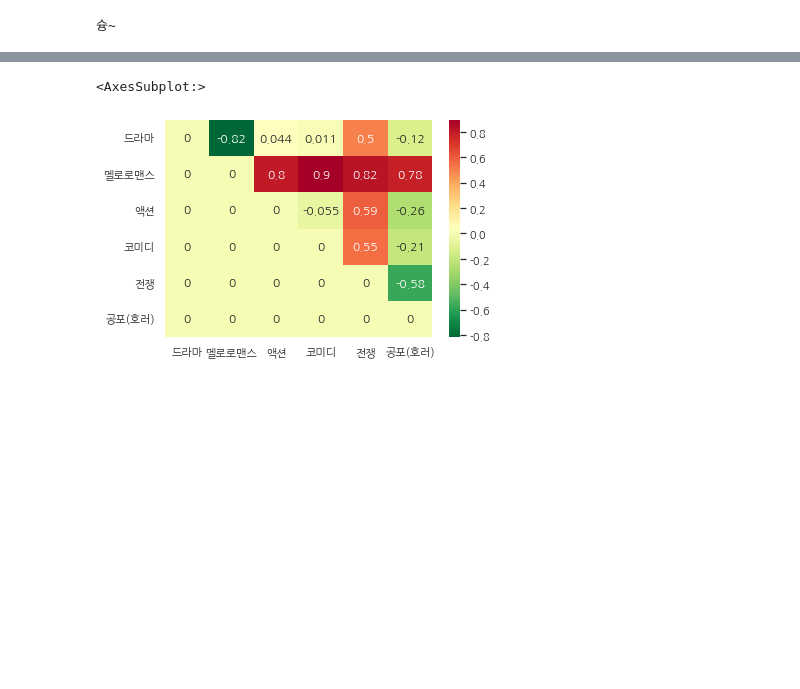
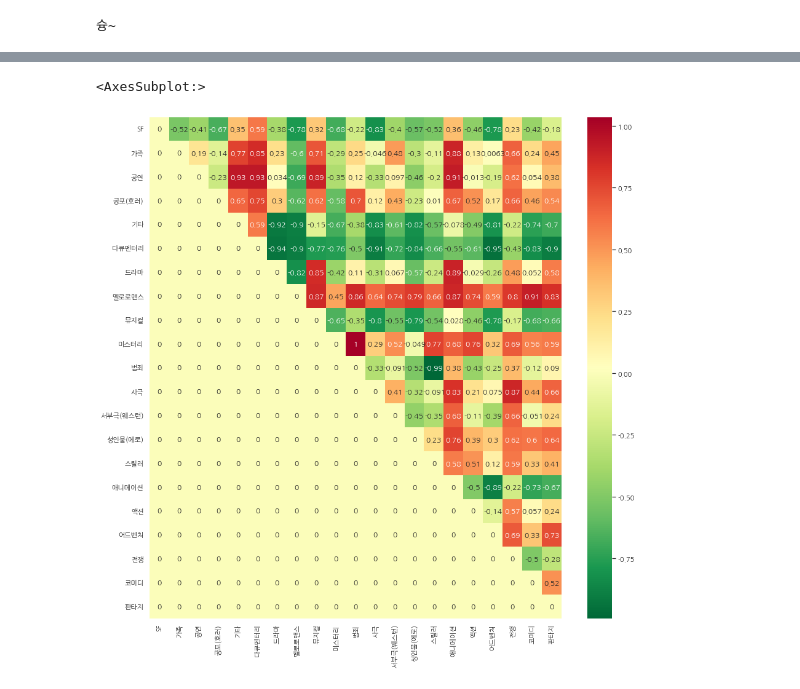
Before and after one commit to ladiaJeong/Going-Deeper-NLP-, a Jupyter notebook: [GD_06]_임베딩_내_편향성_알아보기.ipynb, the cells around one changed output, grey strips where cells are left out. Saved outputs shown, nothing was run; the diff lists cells and outputs as text; code cells hidden in the pictures; blank space fills up the shorter version.

```diff
--- a/[GD_06]_임베딩_내_편향성_알아보기.ipynb
+++ b/[GD_06]_임베딩_내_편향성_알아보기.ipynb
@@ -52,5 +2,0 @@ print(Y)
-# %%
-A = np.array([v for v in attribute_A.values()])
-B = np.array([v for v in attribute_B.values()])
-print(A)
-print(B)
@@ -330,24 +92,0 @@ model.wv.most_similar(positive=['연극'])
-# %%
-import os
-from sklearn.feature_extraction.text import TfidfVectorizer
-import numpy as np
-from konlpy.tag import Okt
-
-art_txt = 'synopsis_art.txt'
-gen_txt = 'synopsis_gen.txt'
-
-def read_token(file_name):
-    okt = Okt()
-    result = []
-    with open(os.getenv('HOME')+'/aiffel/weat/'+file_name, 'r') as fread:
-        print(file_name, '파일을 읽고 있습니다.')
-        while True:
-            line = fread.readline()
-            if not line: break
-            tokenlist = okt.pos(line, stem=True, norm=True)
-            for word in tokenlist:
-                if word[1] in ["Noun"]:#, "Adjective", "Verb"]:
-                    result.append((word[0]))
-    return ' '.join(result)
-
-print("슝~")
@@ -432,0 +179,10 @@ print("슝~")
+# %%
+#attribute
+genre_txt = ['synopsis_SF.txt', 'synopsis_family.txt', 'synopsis_show.txt', 'synopsis_horror.txt', 'synopsis_etc.txt',
+             'synopsis_documentary.txt', 'synopsis_drama.txt', 'synopsis_romance.txt', 'synopsis_musical.txt',
+             'synopsis_mystery.txt', 'synopsis_crime.txt', 'synopsis_historical.txt', 'synopsis_western.txt',
+             'synopsis_adult.txt', 'synopsis_thriller.txt', 'synopsis_animation.txt', 'synopsis_action.txt',
+             'synopsis_adventure.txt', 'synopsis_war.txt', 'synopsis_comedy.txt', 'synopsis_fantasy.txt']
+genre_name = ['SF', '가족', '공연', '공포(호러)', '기타', '다큐멘터리', '드라마', '멜로로맨스', '뮤지컬', '미스터리', '범죄', '사극', '서부극(웨스턴)',
+         '성인물(에로)', '스릴러', '애니메이션', '액션', '어드벤처', '전쟁', '코미디', '판타지']
+print("슝~")
@@ -516,18 +326,20 @@ for i in range(len(genre_name)-1):
 # %%
 import numpy as np;
 import seaborn as sns;
+import matplotlib.pyplot as plt
 
 np.random.seed(0)
 
 # 한글 지원 폰트
 sns.set(font='NanumGothic')
 
 # 마이너스 부호
 
 plt.rcParams['axes.unicode_minus'] = False
+plt.figure(figsize = (15,15))
 
 ax = sns.heatmap(matrix, xticklabels=genre_name, yticklabels=genre_name, annot=True,  cmap='RdYlGn_r')
 ax
 # %% [output]
 <AxesSubplot:>
-[figure, old version]
+[figure, new version]
```
Also changed, not shown: parts of 40 cells of this notebook.
